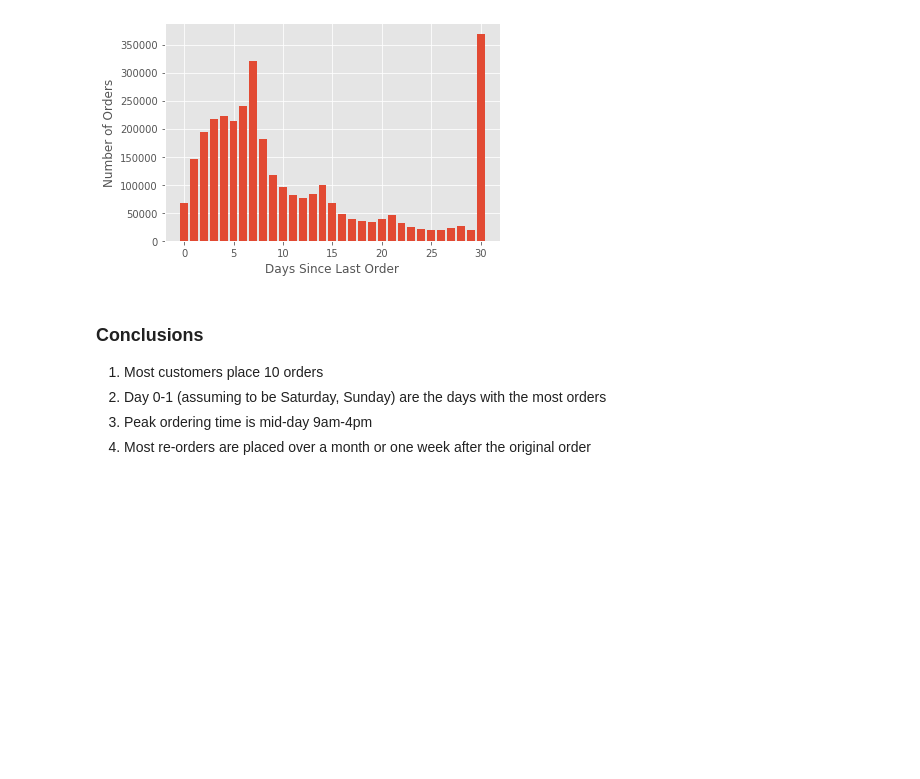
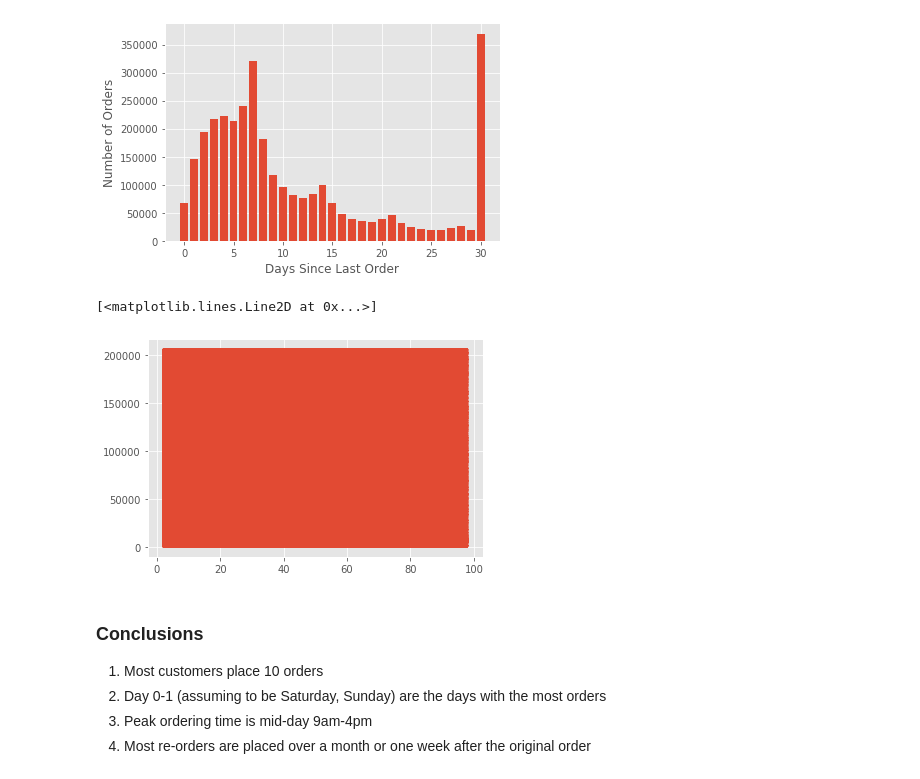
Before and after one commit to Josefa-Sullivan/Instacart, a Jupyter notebook: Zefa/EDA.ipynb, the cells around one changed output. Drawn from its saved outputs; the diff is of its cells as text; code cells hidden in the pictures; blank space fills up the shorter version.

```diff
--- a/Zefa/EDA.ipynb
+++ b/Zefa/EDA.ipynb
@@ -220,3 +239,14 @@ Text(0, 0.5, 'Number of Orders')
+# %%
+plt.pyplot.plot(past_df.days_since_prior_order,past_df.index)
+
+# plt.pyplot.bar(past_df.index, past_df)
+# plt.pyplot.xlabel('Days Since Last Order')
+# plt.pyplot.ylabel('Number of Orders')
+
+# past_df
+# %% [output]
+[<matplotlib.lines.Line2D at 0x...>]
+[figure, added]
 # %% [markdown]
 ### Conclusions
 
```
Also changed, not shown: parts of 8 cells of this notebook.
